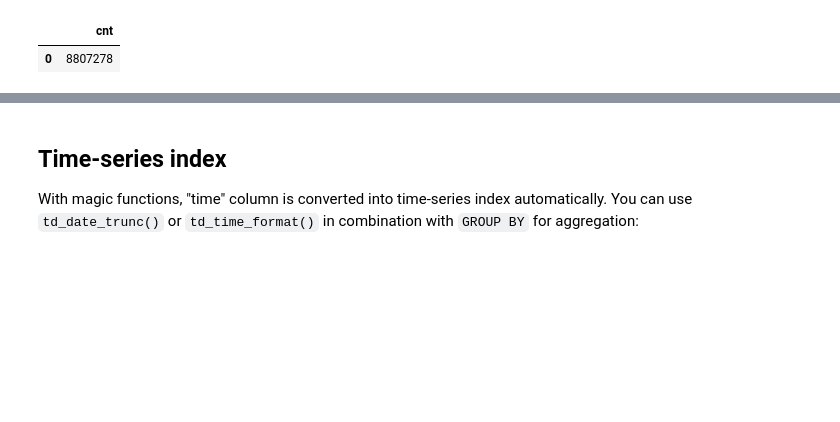
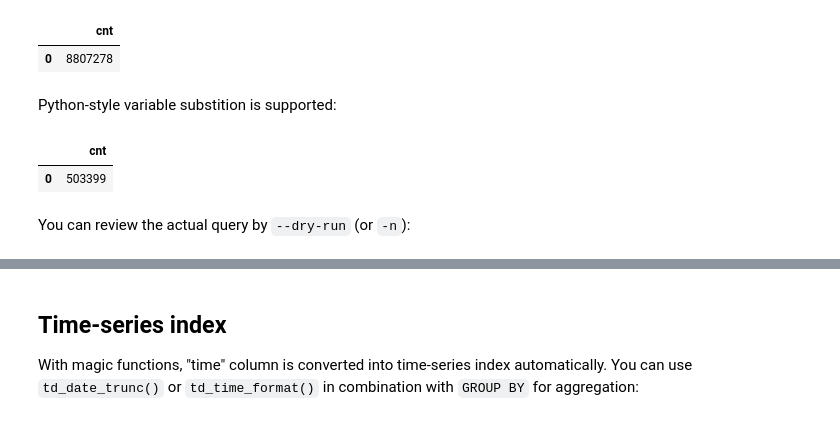
Before and after one commit to treasure-data/pandas-td, a Jupyter notebook: doc/magic.ipynb, the cells around one changed output, grey strips where cells are left out. Drawn from its saved outputs; the diff is of its cells as text; code cells hidden in the pictures; blank space fills up the shorter version.

Commit message:
Tutorial for variable substitution and dry run.

```diff
--- a/doc/magic.ipynb
+++ b/doc/magic.ipynb
@@ -106,3 +106,5 @@ df
 # %% [output]
 |  | cnt |
 | 0 | 8807278 |
+# %% [markdown]
+Python-style variable substition is supported:
@@ -108,0 +114,10 @@ df
+# %%
+%%td_presto
+select count(1) cnt
+from nasdaq
+where td_time_range(time, '{start}', '{end}')
+# %% [output]
+|  | cnt |
+| 0 | 503399 |
+# %% [markdown]
+You can review the actual query by ``--dry-run`` (or ``-n``):
```
Also changed, not shown: parts of 3 cells of this notebook, 1 other file.
